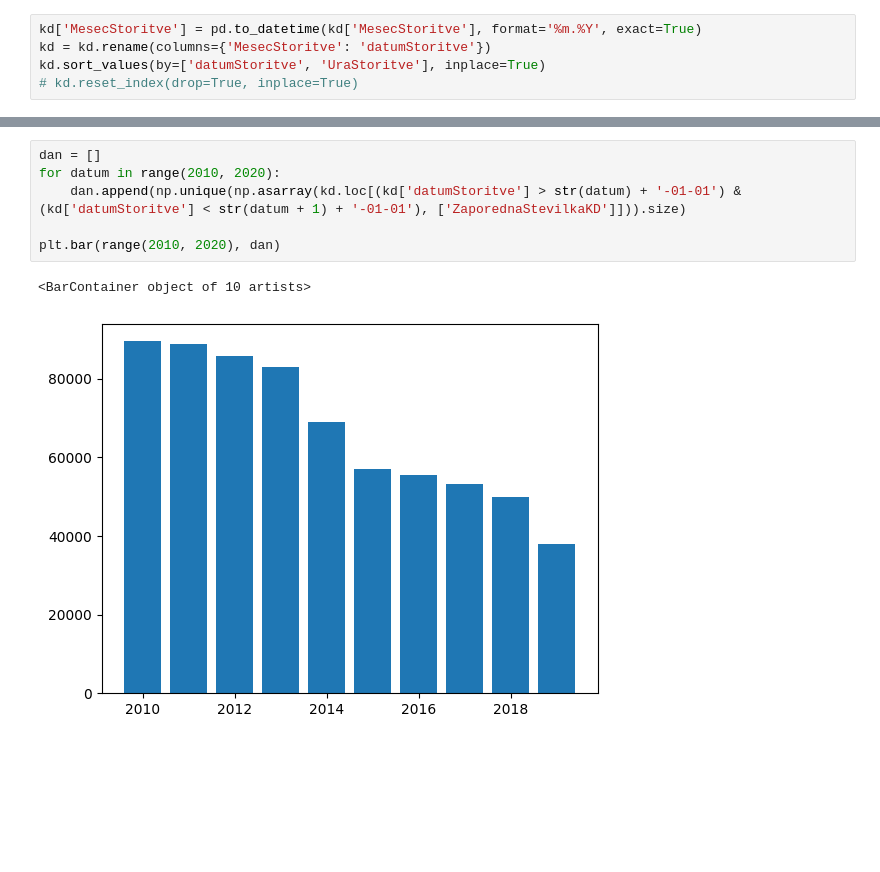
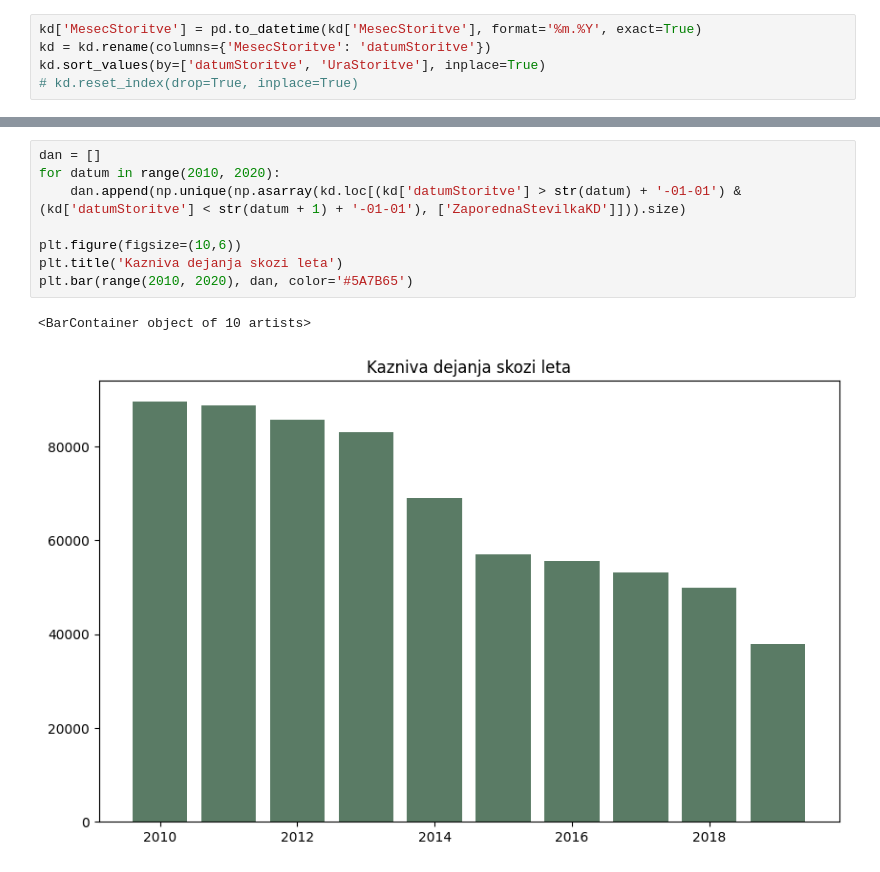
Before and after one commit to andrazadamic/PR22SPAPAAMJ, a Jupyter notebook: seminarska.ipynb, the cells around one changed output, grey strips where cells are left out. Cells and saved outputs as stored; diff of their text form; blank space fills up the shorter version.

```diff
--- a/seminarska.ipynb
+++ b/seminarska.ipynb
@@ -40,10 +42,12 @@ plt.bar(dnevi.keys(), [d.size for d in dnevi.values()])
 # %%
 dan = []
 for datum in range(2010, 2020):
     dan.append(np.unique(np.asarray(kd.loc[(kd['datumStoritve'] > str(datum) + '-01-01') & (kd['datumStoritve'] < str(datum + 1) + '-01-01'), ['ZaporednaStevilkaKD']])).size)
 
-plt.bar(range(2010, 2020), dan)
+plt.figure(figsize=(10,6))
+plt.title('Kazniva dejanja skozi leta')
+plt.bar(range(2010, 2020), dan, color='#5A7B65')
 # %% [output]
 <BarContainer object of 10 artists>
-[figure, old version]
+[figure, new version]
 # %%
```
Also changed, not shown: parts of 6 cells of this notebook.
